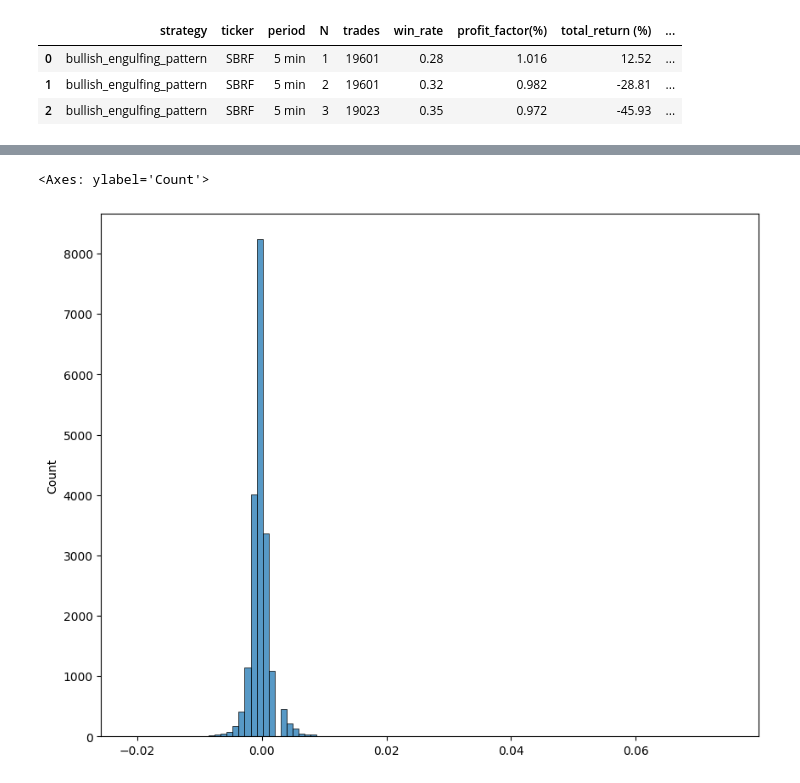
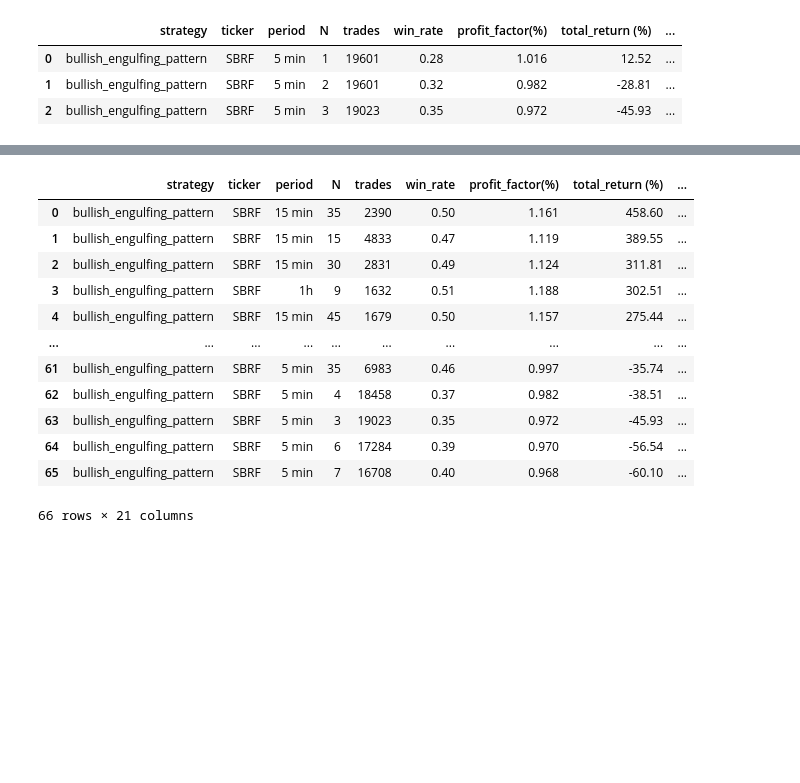
Before and after one commit to AlexKosuhin/AlgoTrading, a Jupyter notebook: Проект/Паттерн Бычье Поглощение.ipynb, the cells around one changed output, grey strips where cells are left out. Cells and saved outputs as stored; diff of their text form; code cells hidden in the pictures; blank space fills up the shorter version.

```diff
--- a/Проект/Паттерн Бычье Поглощение.ipynb
+++ b/Проект/Паттерн Бычье Поглощение.ipynb
@@ -242,6 +242,7 @@ def filter_min_distance(data, column, N):
 
     return data
 # %%
+# Функция для получения результатов стратегии
 def trade_statistics_bull(data, commission=0.001):
     """Функция для проверки эффективности стратегии, состоящих из 2 свечей.
     на выходе мы получаем новый датафрейм, в котором есть все необходимые данные для анализа
@@ -322,7 +323,8 @@ def trade_statistics_bull(data, commission=0.001):
                            'trades' : len(absolut_profit_net), # Количество сделок
                            'win_rate' : np.round(np.mean(percent_profit_net > 0), 2), # Считаем по % доходу после уплаты комиссии
                            'profit_factor(%)' : np.round(np.sum(percent_profit_net[percent_profit_net > 0]) / np.abs(np.sum(percent_profit_net[percent_profit_net < 0])), 3),
-                           'total_return (%)' : np.round(total_return_net, 2), 'capital_curve' : capital_curve, 'profit(absolut)' : np.round(np.array(absolut_profit_net), 4),
+                           'total_return (%)' : np.round(total_return_net, 2), 'final_capital_strategy' : capital_curve[-1],
+                           'capital_curve' : capital_curve, 'profit(absolut)' : np.round(np.array(absolut_profit_net), 4),
                            'profit(%)' : np.round(np.array(percent_profit_net), 4),
                            'max_drawdown' : calculate_relative_drawdown(capital_curve), 'r2' : np.round(r2, 2),
                            'strategy_buy_and_hold (%)' : np.round(BH_strategy_percent, 1),
@@ -336,3 +338,34 @@ result.head(3)
 | 0 | bullish_engulfing_pattern | SBRF | 5 min | 1 | 19601 | 0.28 | 1.016 | 12.52 | ... |
 | 1 | bullish_engulfing_pattern | SBRF | 5 min | 2 | 19601 | 0.32 | 0.982 | -28.81 | ... |
 | 2 | bullish_engulfing_pattern | SBRF | 5 min | 3 | 19023 | 0.35 | 0.972 | -45.93 | ... |
+# %%
+def backtest_strategies_multi_tf(data):
+    """Функция позволяет проверить эффективность стратегии бычье поглощение на 7 основных таймфреймах.
+    На выходе получаем большую сводную таблицу по результатам стратегии на всех таймфреймах.
+
+    Args:
+        data (pd.DataFrame): Подаем датафрейм с 1 минутным таймфреймом
+
+    Returns:
+        data (pd.DataFrame): Таблица с результатами всех стратегий
+    """
+    data = data.copy()
+    l = []
+    # Перебираем все тф
+    for i in ['5 min', '15 min', '30 min', '1h', '2h', '4h', 'D']:
+        data_tm = good_dataframe(data, i)
+        l.append(data_tm)
+
+    all_strategy = []
+    # Для каждого тф проверяем стратегию бычье поглощение
+    for j in l:
+        detection_data = detection_bullish_engulfing_pattern(shift_features_2_candle(j))
+        final_result = trade_statistics_bull(detection_data)
+        all_strategy.append(final_result)
+    # Объединяем результат
+    combined_data = pd.concat(all_strategy, ignore_index=True)
+
+    return combined_data
+
+sber_result_strategies = backtest_strategies_multi_tf(sber)
+sber_result_strategies.head(3)
@@ -371,6 +660,16 @@ res = compare_strategies(result)
-# %%
-plt.figure(figsize=(10, 8))
-sns.histplot(result.loc[0, 'profit(%)'], bins=100)
-# %% [output]
-<Axes: ylabel='Count'>
-[figure, removed]
+# %%
+res
+# %% [output]
+|  | strategy | ticker | period | N | trades | win_rate | profit_factor(%) | total_return (%) | ... |
+| 0 | bullish_engulfing_pattern | SBRF | 15 min | 35 | 2390 | 0.50 | 1.161 | 458.60 | ... |
+| 1 | bullish_engulfing_pattern | SBRF | 15 min | 15 | 4833 | 0.47 | 1.119 | 389.55 | ... |
+| 2 | bullish_engulfing_pattern | SBRF | 15 min | 30 | 2831 | 0.49 | 1.124 | 311.81 | ... |
+| 3 | bullish_engulfing_pattern | SBRF | 1h | 9 | 1632 | 0.51 | 1.188 | 302.51 | ... |
+| 4 | bullish_engulfing_pattern | SBRF | 15 min | 45 | 1679 | 0.50 | 1.157 | 275.44 | ... |
+| ... | ... | ... | ... | ... | ... | ... | ... | ... | ... |
+| 61 | bullish_engulfing_pattern | SBRF | 5 min | 35 | 6983 | 0.46 | 0.997 | -35.74 | ... |
+| 62 | bullish_engulfing_pattern | SBRF | 5 min | 4 | 18458 | 0.37 | 0.982 | -38.51 | ... |
+| 63 | bullish_engulfing_pattern | SBRF | 5 min | 3 | 19023 | 0.35 | 0.972 | -45.93 | ... |
+| 64 | bullish_engulfing_pattern | SBRF | 5 min | 6 | 17284 | 0.39 | 0.970 | -56.54 | ... |
+| 65 | bullish_engulfing_pattern | SBRF | 5 min | 7 | 16708 | 0.40 | 0.968 | -60.10 | ... |
+66 rows × 21 columns
```
Also changed, not shown: parts of 2 cells of this notebook.
